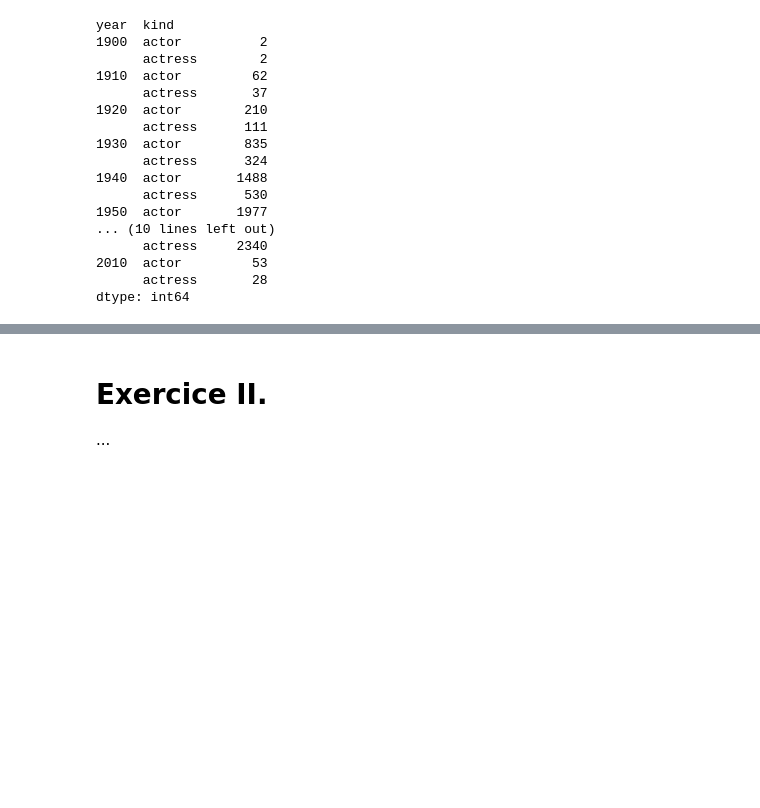
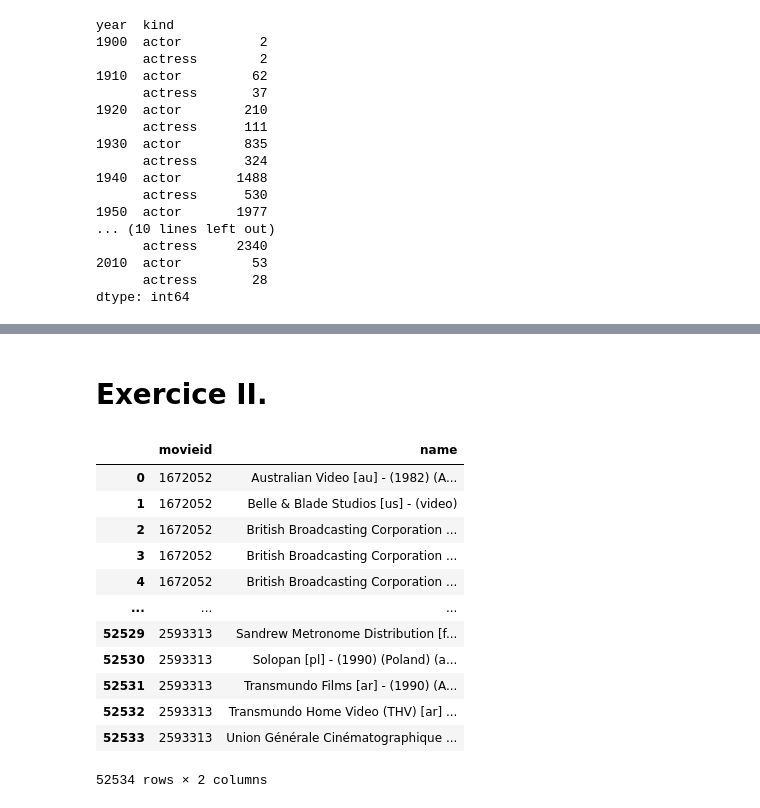
Before and after one commit to kicsikrumpli/python_kata, a Jupyter notebook: kata_02-pandas/imdb_pandas.ipynb, the cells around one changed output, grey strips where cells are left out. Cells and saved outputs as stored; diff of their text form; code cells hidden in the pictures; blank space fills up the shorter version.

```diff
--- a/kata_02-pandas/imdb_pandas.ipynb
+++ b/kata_02-pandas/imdb_pandas.ipynb
@@ -936,4 +936,22 @@ If there are no more indeces (or columns) after stacking / unstacking, we get a
 ![pivot](https://i.gifer.com/1XJe.gif)
 # %% [markdown]
 # Exercice II.
-...
+# %%
+with open(source_path(r"distributors_.*\.csv")[0]) as distributors:
+    distributors_df = pd.read_csv(distributors)
+
+distributors_df
+# %% [output]
+|  | movieid | name |
+| 0 | 1672052 | Australian Video [au] - (1982) (A... |
+| 1 | 1672052 | Belle & Blade Studios [us] - (video) |
+| 2 | 1672052 | British Broadcasting Corporation ... |
+| 3 | 1672052 | British Broadcasting Corporation ... |
+| 4 | 1672052 | British Broadcasting Corporation ... |
+| ... | ... | ... |
+| 52529 | 2593313 | Sandrew Metronome Distribution [f... |
+| 52530 | 2593313 | Solopan [pl] - (1990) (Poland) (a... |
+| 52531 | 2593313 | Transmundo Films [ar] - (1990) (A... |
+| 52532 | 2593313 | Transmundo Home Video (THV) [ar] ... |
+| 52533 | 2593313 | Union Générale Cinématographique ... |
+52534 rows × 2 columns
```
Also changed, not shown: parts of 5 cells of this notebook.
